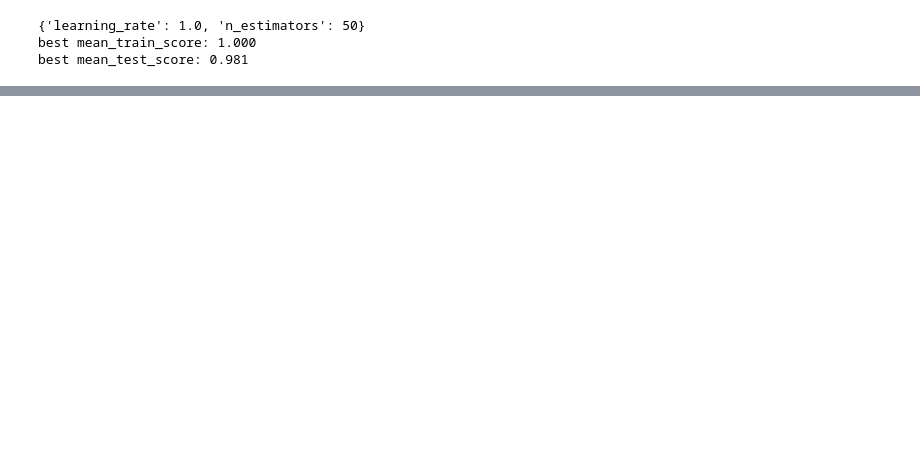
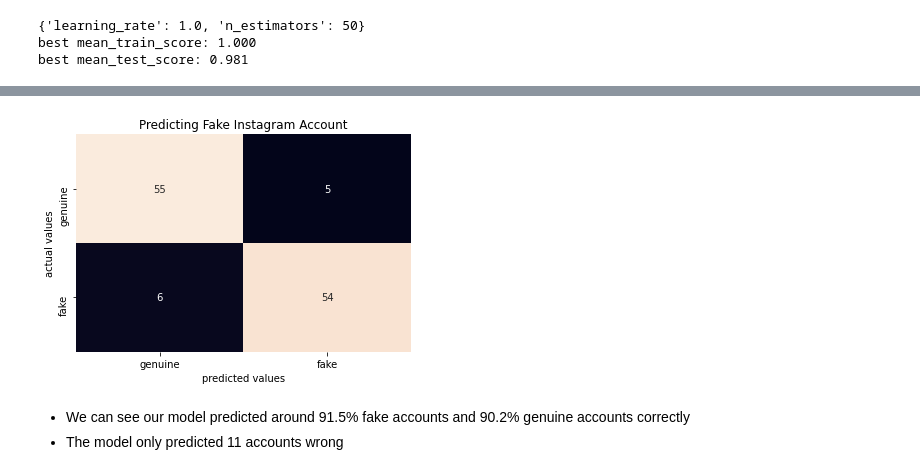
Before and after one commit to khoi16ngo/InstragramFakeOrGenuine, a Jupyter notebook: instagram_fake.ipynb, the cells around one changed output, grey strips where cells are left out. Cells and saved outputs as stored; diff of their text form; code cells hidden in the pictures; blank space fills up the shorter version.

```diff
--- a/instagram_fake.ipynb
+++ b/instagram_fake.ipynb
@@ -344,2 +355,0 @@ grid3 = GridSearchCV(model, parameters, cv=7, scoring='average_precision', n_job
-# %%
-grid3.fit(X_train, y_train)
@@ -360,0 +361,6 @@ plot_grid_search_results(grid3)
+# %%
+from sklearn.pipeline import Pipeline
+from sklearn.preprocessing import StandardScaler
+
+pipeline = Pipeline([('preprocessing', StandardScaler()), ('classifier', grid1.best_estimator_)])
+pipeline.fit(X_train, y_train)
@@ -360,0 +375,2 @@ plot_grid_search_results(grid3)
+# %%
+X_final, y_final = load_test_data()
@@ -360,0 +381,4 @@ plot_grid_search_results(grid3)
+# %%
+from sklearn.metrics import classification_report
+y_pred = pipeline.predict(X_final)
+print(classification_report(y_final, y_pred, target_names=["genuine", "fake"]))
@@ -360,0 +394,9 @@ plot_grid_search_results(grid3)
+# %%
+labels = ["genuine", "fake"]
+title = "Predicting Fake Instagram Account"
+plot_confusion_matrix(y_final, y_pred, labels, title)
+# %% [output]
+[figure, added]
+# %% [markdown]
+- We can see our model predicted around 91.5% fake accounts and 90.2% genuine accounts correctly
+- The model only predicted 11 accounts wrong
```
Also changed, not shown: parts of 22 cells of this notebook.
